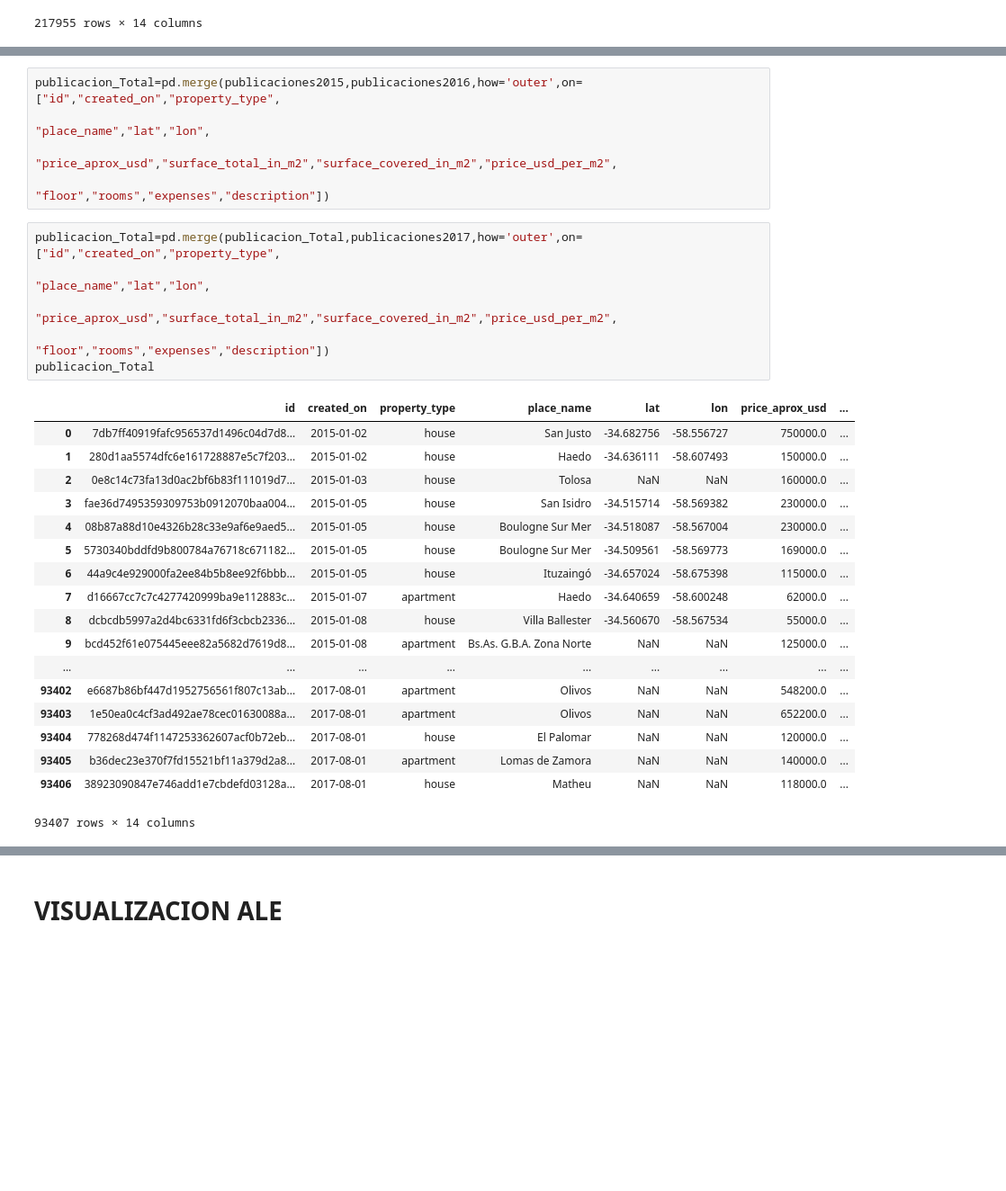
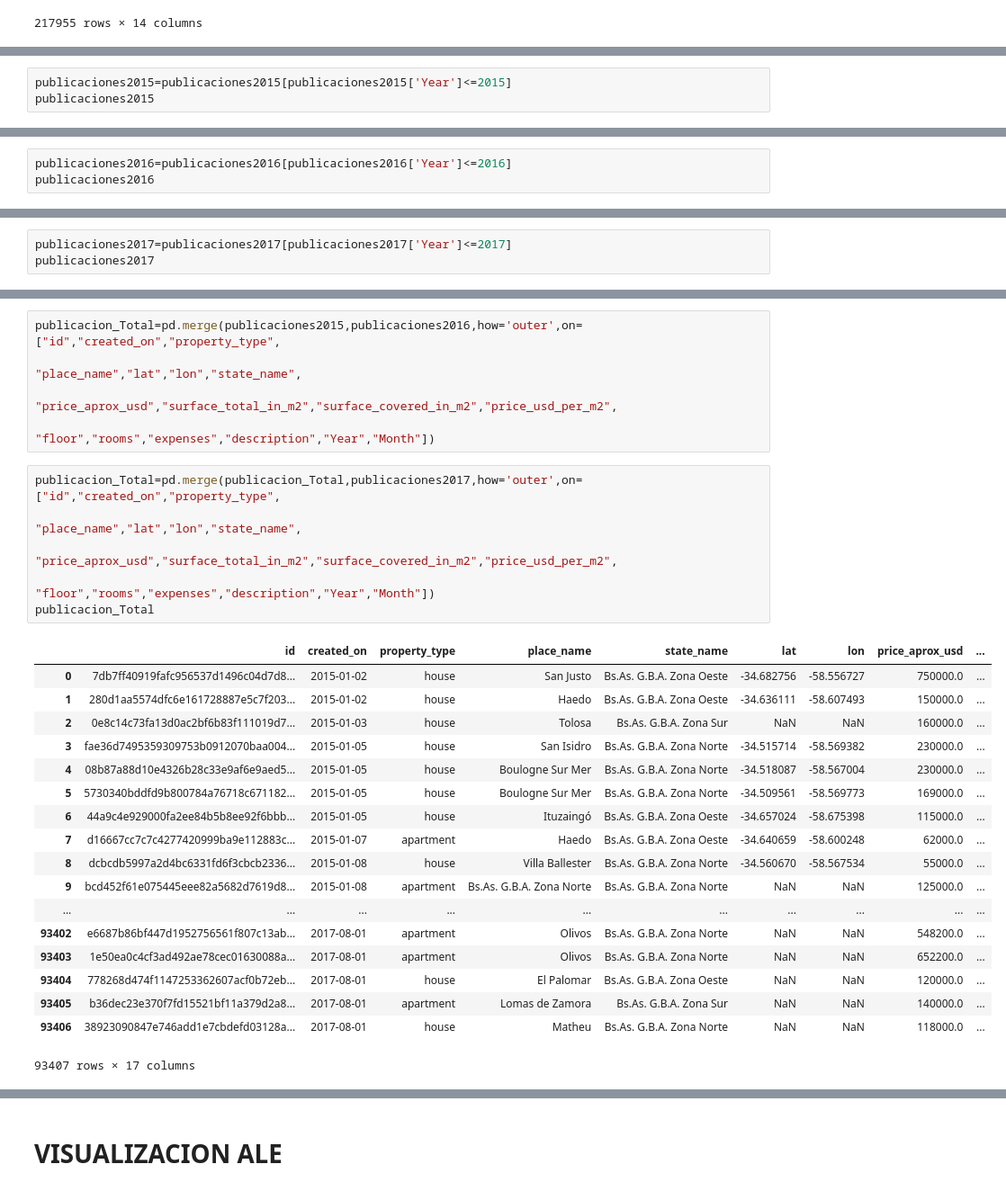
Before and after one commit to ariel55/survivingdata, a Jupyter notebook: Tp1_sherly.ipynb, the cells around one changed output, grey strips where cells are left out. Shown at 90% size. Cells and saved outputs as stored; diff of their text form; blank space fills up the shorter version.

```diff
--- a/Tp1_sherly.ipynb
+++ b/Tp1_sherly.ipynb
@@ -501,0 +678,3 @@ publicaciones2017
+# %%
+publicaciones2015=publicaciones2015[publicaciones2015['Year']<=2015]
+publicaciones2015
@@ -501,0 +700,3 @@ publicaciones2017
+# %%
+publicaciones2016=publicaciones2016[publicaciones2016['Year']<=2016]
+publicaciones2016
@@ -501,0 +722,3 @@ publicaciones2017
+# %%
+publicaciones2017=publicaciones2017[publicaciones2017['Year']<=2017]
+publicaciones2017
@@ -502,33 +744,33 @@ publicaciones2017
 # %%
 publicacion_Total=pd.merge(publicaciones2015,publicaciones2016,how='outer',on=["id","created_on","property_type",
-                                                                                "place_name","lat","lon",
+                                                                                "place_name","lat","lon","state_name",
                                                                                 "price_aprox_usd","surface_total_in_m2","surface_covered_in_m2","price_usd_per_m2",
-                                                                                "floor","rooms","expenses","description"])
+                                                                                "floor","rooms","expenses","description","Year","Month"])
 # %%
 publicacion_Total=pd.merge(publicacion_Total,publicaciones2017,how='outer',on=["id","created_on","property_type",
-                                                                                "place_name","lat","lon",
+                                                                                "place_name","lat","lon","state_name",
                                                                                 "price_aprox_usd","surface_total_in_m2","surface_covered_in_m2","price_usd_per_m2",
-                                                                                "floor","rooms","expenses","description"])
+                                                                                "floor","rooms","expenses","description","Year","Month"])
 publicacion_Total
 # %% [output]
-|  | id | created_on | property_type | place_name | lat | lon | price_aprox_usd | ... |
-| 0 | 7db7ff40919fafc956537d1496c04d7d8... | 2015-01-02 | house | San Justo | -34.682756 | -58.556727 | 750000.0 | ... |
-| 1 | 280d1aa5574dfc6e161728887e5c7f203... | 2015-01-02 | house | Haedo | -34.636111 | -58.607493 | 150000.0 | ... |
-| 2 | 0e8c14c73fa13d0ac2bf6b83f111019d7... | 2015-01-03 | house | Tolosa | NaN | NaN | 160000.0 | ... |
-| 3 | fae36d7495359309753b0912070baa004... | 2015-01-05 | house | San Isidro | -34.515714 | -58.569382 | 230000.0 | ... |
-| 4 | 08b87a88d10e4326b28c33e9af6e9aed5... | 2015-01-05 | house | Boulogne Sur Mer | -34.518087 | -58.567004 | 230000.0 | ... |
-| 5 | 5730340bddfd9b800784a76718c671182... | 2015-01-05 | house | Boulogne Sur Mer | -34.509561 | -58.569773 | 169000.0 | ... |
-| 6 | 44a9c4e929000fa2ee84b5b8ee92f6bbb... | 2015-01-05 | house | Ituzaingó | -34.657024 | -58.675398 | 115000.0 | ... |
-| 7 | d16667cc7c7c4277420999ba9e112883c... | 2015-01-07 | apartment | Haedo | -34.640659 | -58.600248 | 62000.0 | ... |
-| 8 | dcbcdb5997a2d4bc6331fd6f3cbcb2336... | 2015-01-08 | house | Villa Ballester | -34.560670 | -58.567534 | 55000.0 | ... |
-| 9 | bcd452f61e075445eee82a5682d7619d8... | 2015-01-08 | apartment | Bs.As. G.B.A. Zona Norte | NaN | NaN | 125000.0 | ... |
-| ... | ... | ... | ... | ... | ... | ... | ... | ... |
-| 93402 | e6687b86bf447d1952756561f807c13ab... | 2017-08-01 | apartment | Olivos | NaN | NaN | 548200.0 | ... |
-| 93403 | 1e50ea0c4cf3ad492ae78cec01630088a... | 2017-08-01 | apartment | Olivos | NaN | NaN | 652200.0 | ... |
-| 93404 | 778268d474f1147253362607acf0b72eb... | 2017-08-01 | house | El Palomar | NaN | NaN | 120000.0 | ... |
-| 93405 | b36dec23e370f7fd15521bf11a379d2a8... | 2017-08-01 | apartment | Lomas de Zamora | NaN | NaN | 140000.0 | ... |
-| 93406 | 38923090847e746add1e7cbdefd03128a... | 2017-08-01 | house | Matheu | NaN | NaN | 118000.0 | ... |
+|  | id | created_on | property_type | place_name | state_name | lat | lon | price_aprox_usd | ... |
+| 0 | 7db7ff40919fafc956537d1496c04d7d8... | 2015-01-02 | house | San Justo | Bs.As. G.B.A. Zona Oeste | -34.682756 | -58.556727 | 750000.0 | ... |
+| 1 | 280d1aa5574dfc6e161728887e5c7f203... | 2015-01-02 | house | Haedo | Bs.As. G.B.A. Zona Oeste | -34.636111 | -58.607493 | 150000.0 | ... |
+| 2 | 0e8c14c73fa13d0ac2bf6b83f111019d7... | 2015-01-03 | house | Tolosa | Bs.As. G.B.A. Zona Sur | NaN | NaN | 160000.0 | ... |
+| 3 | fae36d7495359309753b0912070baa004... | 2015-01-05 | house | San Isidro | Bs.As. G.B.A. Zona Norte | -34.515714 | -58.569382 | 230000.0 | ... |
+| 4 | 08b87a88d10e4326b28c33e9af6e9aed5... | 2015-01-05 | house | Boulogne Sur Mer | Bs.As. G.B.A. Zona Norte | -34.518087 | -58.567004 | 230000.0 | ... |
+| 5 | 5730340bddfd9b800784a76718c671182... | 2015-01-05 | house | Boulogne Sur Mer | Bs.As. G.B.A. Zona Norte | -34.509561 | -58.569773 | 169000.0 | ... |
+| 6 | 44a9c4e929000fa2ee84b5b8ee92f6bbb... | 2015-01-05 | house | Ituzaingó | Bs.As. G.B.A. Zona Oeste | -34.657024 | -58.675398 | 115000.0 | ... |
+| 7 | d16667cc7c7c4277420999ba9e112883c... | 2015-01-07 | apartment | Haedo | Bs.As. G.B.A. Zona Oeste | -34.640659 | -58.600248 | 62000.0 | ... |
+| 8 | dcbcdb5997a2d4bc6331fd6f3cbcb2336... | 2015-01-08 | house | Villa Ballester | Bs.As. G.B.A. Zona Norte | -34.560670 | -58.567534 | 55000.0 | ... |
+| 9 | bcd452f61e075445eee82a5682d7619d8... | 2015-01-08 | apartment | Bs.As. G.B.A. Zona Norte | Bs.As. G.B.A. Zona Norte | NaN | NaN | 125000.0 | ... |
+| ... | ... | ... | ... | ... | ... | ... | ... | ... | ... |
+| 93402 | e6687b86bf447d1952756561f807c13ab... | 2017-08-01 | apartment | Olivos | Bs.As. G.B.A. Zona Norte | NaN | NaN | 548200.0 | ... |
+| 93403 | 1e50ea0c4cf3ad492ae78cec01630088a... | 2017-08-01 | apartment | Olivos | Bs.As. G.B.A. Zona Norte | NaN | NaN | 652200.0 | ... |
+| 93404 | 778268d474f1147253362607acf0b72eb... | 2017-08-01 | house | El Palomar | Bs.As. G.B.A. Zona Oeste | NaN | NaN | 120000.0 | ... |
+| 93405 | b36dec23e370f7fd15521bf11a379d2a8... | 2017-08-01 | apartment | Lomas de Zamora | Bs.As. G.B.A. Zona Sur | NaN | NaN | 140000.0 | ... |
+| 93406 | 38923090847e746add1e7cbdefd03128a... | 2017-08-01 | house | Matheu | Bs.As. G.B.A. Zona Norte | NaN | NaN | 118000.0 | ... |
-93407 rows × 14 columns
+93407 rows × 17 columns
 # %%
 publicacion_Total.info()
 # %% [output]
```
Also changed, not shown: parts of 20 cells of this notebook.
